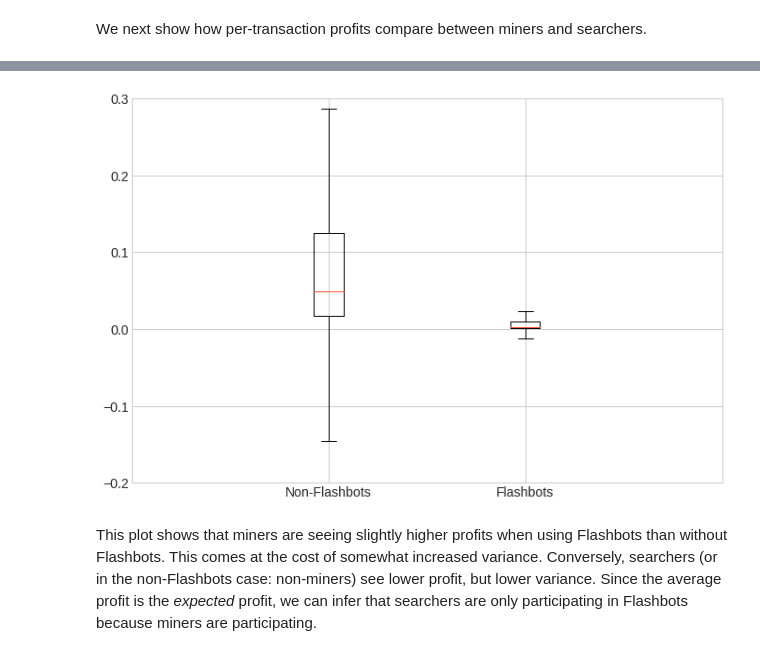
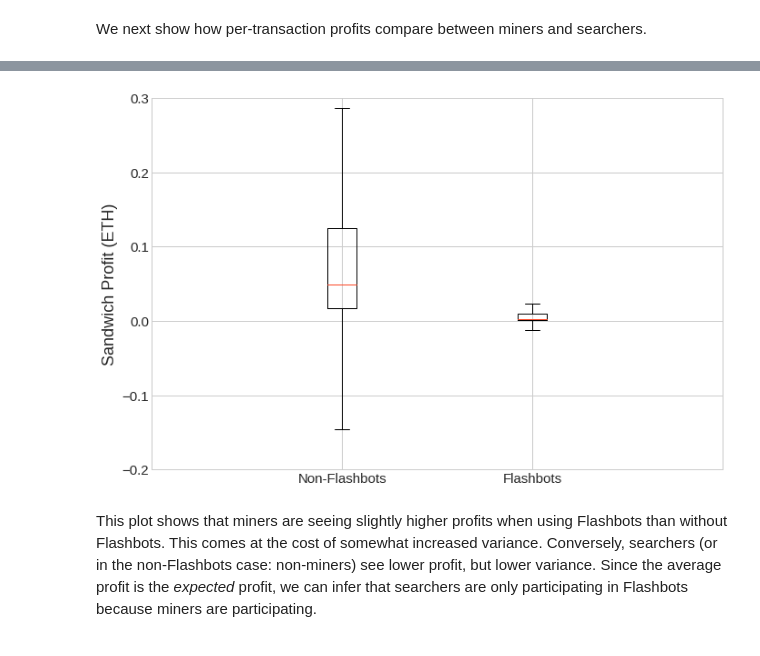
Before and after one commit to a-flashbot-in-the-pan/a-flashbot-in-the-pan, a Jupyter notebook: FlashbotsAnalysis.ipynb, the cells around one changed output, grey strips where cells are left out. Drawn from its saved outputs; the diff is of its cells as text; code cells hidden in the pictures.

Commit message:
Update images in notebook

```diff
--- a/FlashbotsAnalysis.ipynb
+++ b/FlashbotsAnalysis.ipynb
@@ -491,6 +491,8 @@ The above plot tells us that when Flashbots started, it quickly got popular. Whe
 We next show how per-transaction profits compare between miners and searchers.
 # %%
 plt.style.use(style)
+plt.rc('font', size=15)
+
 fig, ax = plt.subplots(figsize=(10, 7))
 #fig.patch.set_facecolor('white')
 
@@ -501,7 +503,7 @@ profit_labels = ["Non-Flashbots", "Flashbots"]
 ax.boxplot(x=miner_profits, notch=False, sym='', labels=profit_labels)
 #ax[1].boxplot(x=searcher_profits, notch=False, sym='', labels=profit_labels)
 
-ax.set_ylabel("Insertion Profit (ETH)")
+ax.set_ylabel("Sandwich Profit (ETH)")
 #ax.set_xlabel("Miners")
 ax.set_ylim([-0.2, 0.3])
 ax.set_xlim([0, 3])
@@ -534,5 +536,6 @@ Average increase in profit: 2.5956793273405054
 # %%
 plt.style.use(style)
+plt.rc('font', size=15)
 fig, ax = plt.subplots(figsize=(10, 7))
 #fig.patch.set_facecolor('white')
 
@@ -543,7 +546,7 @@ profit_labels = ["Non-Flashbots", "Flashbots"]
 #ax[0].boxplot(x=miner_profits, notch=False, sym='', labels=profit_labels)
 ax.boxplot(x=searcher_profits, notch=False, sym='', labels=profit_labels)
 
-#ax[0].set_ylabel("Insertion Profit (ETH)")
+ax.set_ylabel("Sandwich Profit (ETH)")
 #ax[0].set_xlabel("Miners")
 #ax.set_xlabel("Non-Miners")
 ax.set_ylim([-0.2, 0.3])
@@ -572,5 +575,5 @@ Non-Miner std. profit (Flashbots): 0.1540116959177028
 Average decrease in profit: 0.8440387844844326
-[figure, old version]
+[figure, new version]
 # %% [markdown]
 This plot shows that miners are seeing slightly higher profits when using
 Flashbots than without Flashbots. This comes at the cost of somewhat increased
```
Also changed, not shown: parts of 10 cells of this notebook.
